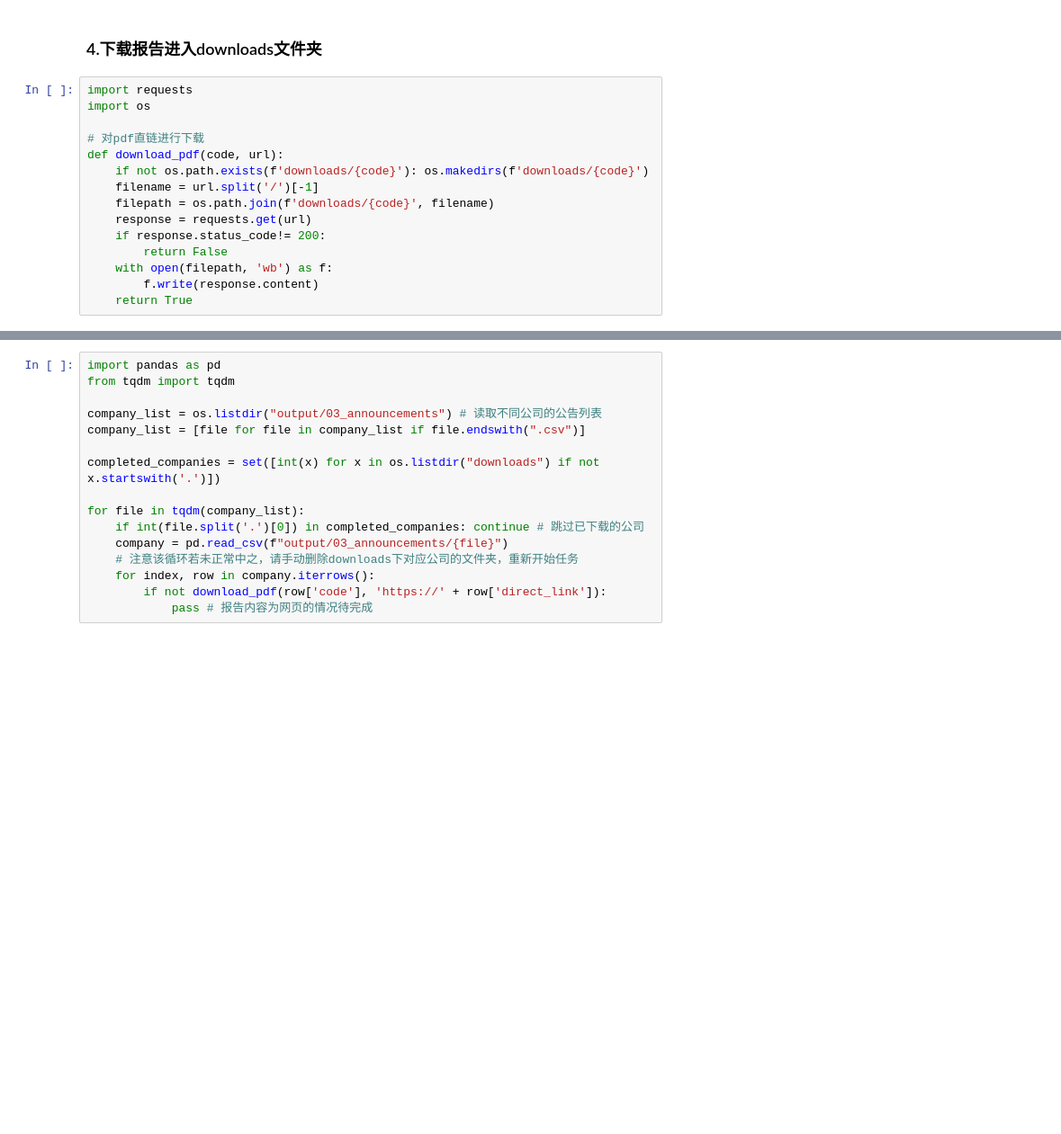
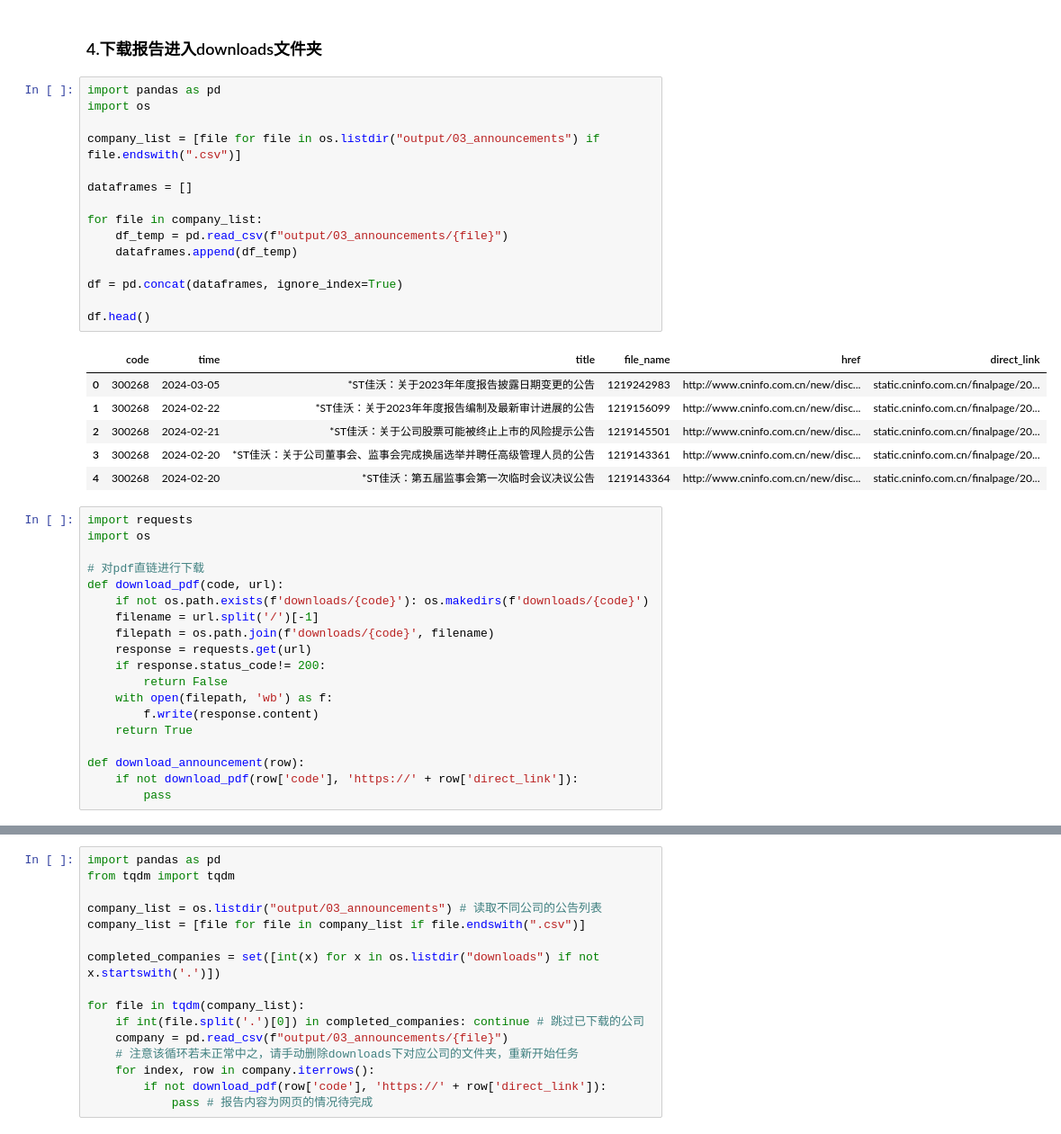
Before and after one commit to CrazyEight88/cninfo_announcements, a Jupyter notebook: main.ipynb, the cells around one changed output, grey strips where cells are left out. Shown at 90% size. Saved outputs shown, nothing was run; the diff lists cells and outputs as text; blank space fills up the shorter version.

```diff
--- a/main.ipynb
+++ b/main.ipynb
@@ -168,5 +263,27 @@ from unknown error: web view not found
 # %% [markdown]
 ### 4.下载报告进入downloads文件夹
+# %%
+import pandas as pd
+import os
+
+company_list = [file for file in os.listdir("output/03_announcements") if file.endswith(".csv")]
+
+dataframes = []
+
+for file in company_list:
+    df_temp = pd.read_csv(f"output/03_announcements/{file}")
+    dataframes.append(df_temp)
+
+df = pd.concat(dataframes, ignore_index=True)
+
+df.head()
+# %% [output]
+|  | code | time | title | file_name | href | direct_link |
+| 0 | 300268 | 2024-03-05 | *ST佳沃：关于2023年年度报告披露日期变更的公告 | 1219242983 | http://www.cninfo.com.cn/new/disc... | static.cninfo.com.cn/finalpage/20... |
+| 1 | 300268 | 2024-02-22 | *ST佳沃：关于2023年年度报告编制及最新审计进展的公告 | 1219156099 | http://www.cninfo.com.cn/new/disc... | static.cninfo.com.cn/finalpage/20... |
+| 2 | 300268 | 2024-02-21 | *ST佳沃：关于公司股票可能被终止上市的风险提示公告 | 1219145501 | http://www.cninfo.com.cn/new/disc... | static.cninfo.com.cn/finalpage/20... |
+| 3 | 300268 | 2024-02-20 | *ST佳沃：关于公司董事会、监事会完成换届选举并聘任高级管理人员的公告 | 1219143361 | http://www.cninfo.com.cn/new/disc... | static.cninfo.com.cn/finalpage/20... |
+| 4 | 300268 | 2024-02-20 | *ST佳沃：第五届监事会第一次临时会议决议公告 | 1219143364 | http://www.cninfo.com.cn/new/disc... | static.cninfo.com.cn/finalpage/20... |
 # %%
 import requests
 import os
@@ -182,3 +299,7 @@ def download_pdf(code, url):
     with open(filepath, 'wb') as f:
         f.write(response.content)
     return True
+
+def download_announcement(row):
+    if not download_pdf(row['code'], 'https://' + row['direct_link']):
+        pass
```
Also changed, not shown: parts of 15 cells of this notebook, 12 other files.
